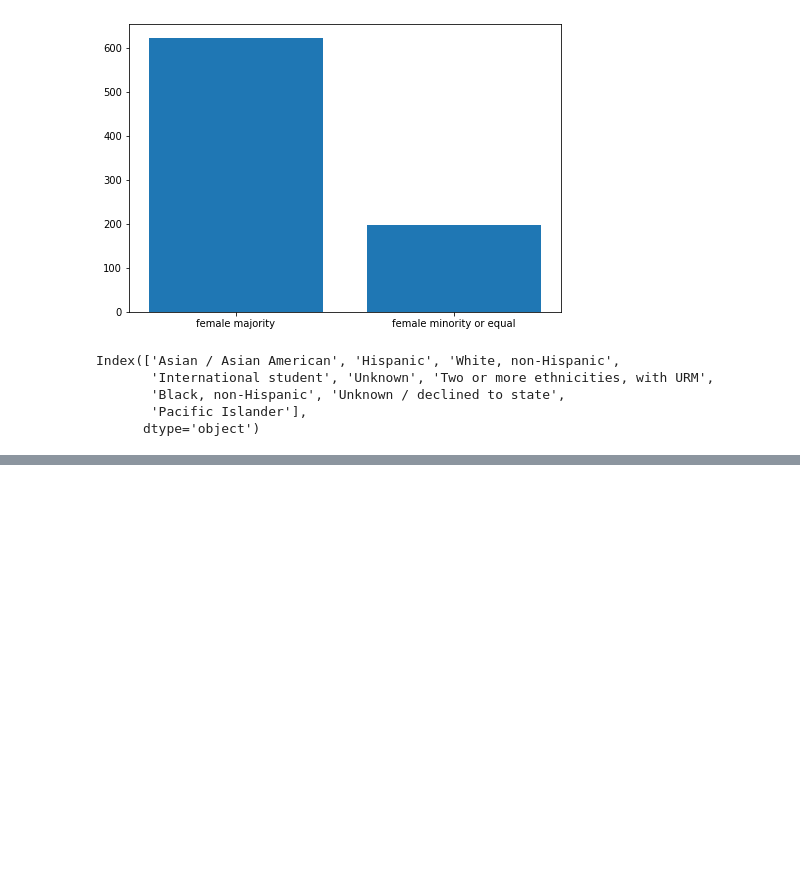
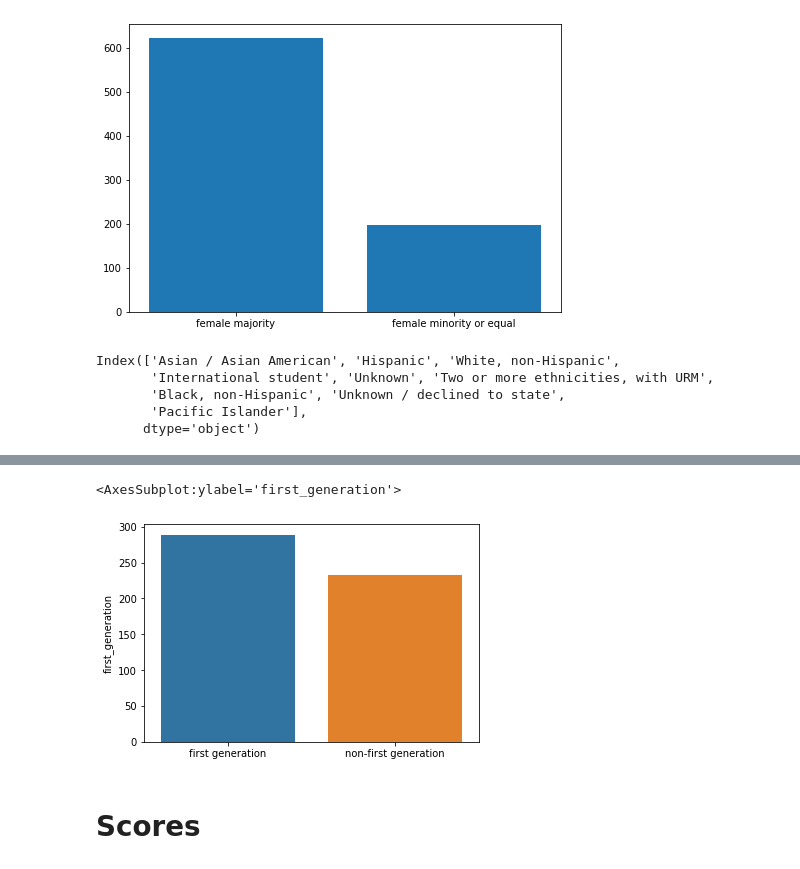
Before and after one commit to The-Language-and-Learning-Analytics-Lab/cult-div-rqa, a Jupyter notebook: Visualization.ipynb, the cells around one changed output, grey strips where cells are left out. Cells and saved outputs as stored; diff of their text form; code cells hidden in the pictures; blank space fills up the shorter version.

```diff
--- a/Visualization.ipynb
+++ b/Visualization.ipynb
@@ -70,0 +130,7 @@ len(data.mellon_id.unique())
+# %%
+sns.barplot(k, val)
+# %% [output]
+<AxesSubplot:ylabel='first_generation'>
+[figure, added]
+# %% [markdown]
+# Scores
```
Also changed, not shown: parts of 20 cells of this notebook, 1 other file.
